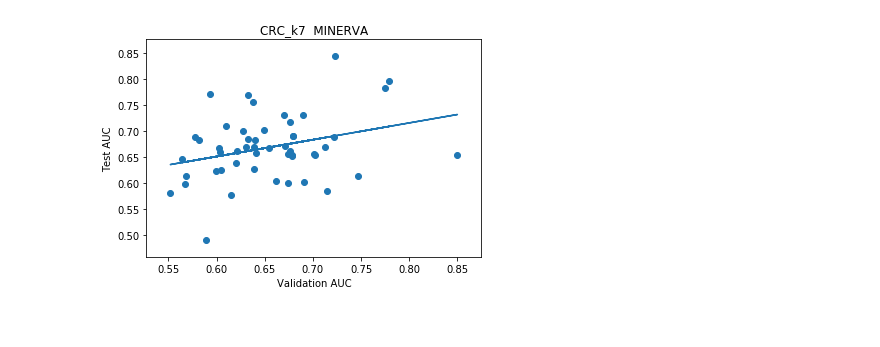
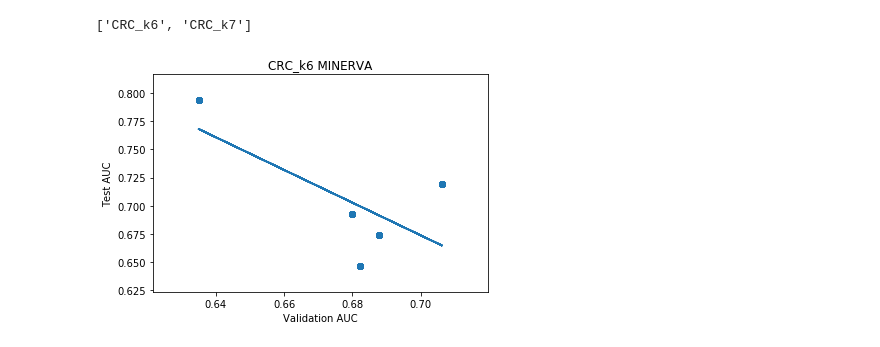
Before and after one commit to LeahBriscoe/microbatch_vc, a Jupyter notebook: Classifier/PlotGrid.ipynb, the cells around one changed output. Drawn from its saved outputs; the diff is of its cells as text; code cells hidden in the pictures.

Commit message:
everything seems to work and in parallel grid search

```diff
--- a/Classifier/PlotGrid.ipynb
+++ b/Classifier/PlotGrid.ipynb
@@ -20,3 +16,18 @@ args = ['./run_MINERVA_test_train_grid.sh','/Users/leahbriscoe/Documents/MicroBa
+# %%
+args = sys.argv
+# args = ['./run_MINERVA_test_train_grid.sh','/Users/leahbriscoe/Documents/MicroBatch/microbatch_vc', 'CRC_k6&CRC_k7', 'kmer', 'BatchCorrected', 'bin_crc_normal', 1, 0,
+#         15, 'minervaclrscale',"MINERVA_grid_trans_clr_scale"]
+# args = ['./run_MINERVA_test_train_grid.sh','/Users/leahbriscoe/Documents/MicroBatch/microbatch_vc', 'CRC_k6&CRC_k7', 'kmer', 'BatchCorrected', 'bin_crc_normal', 1, 0,
+#         10, 'raw',"raw_grid_trans_none"]
+# args = ['./run_MINERVA_test_train_grid.sh','/Users/leahbriscoe/Documents/MicroBatch/microbatch_vc', 'CRC_k6&CRC_k7', 'kmer', 'BatchCorrected', 'bin_crc_normal', 1, 0,
+#          10, 'combat',"ComBat_grid_trans_none"]
+args = ['./run_MINERVA_test_train_grid.sh','/Users/leahbriscoe/Documents/MicroBatch/microbatch_vc', 'CRC_k6&CRC_k7', 'kmer', 'BatchCorrected', 'bin_crc_normal', 1, 0,
+         10, 'limma',"limma_grid_trans_none"]
+
+# args = ['./run_MINERVA_test_train_grid.sh','/Users/leahbriscoe/Documents/MicroBatch/microbatch_vc', 'CRC_k6&CRC_k7', 'kmer', 'BatchCorrected', 'bin_crc_normal', 1, 0,
+#          10, 'combat',"bmc_grid_trans_none"]
+
+PC = False
 # %%
 
 print(args)
@@ -53,17 +65,19 @@ dict_keys(['dataset0'])
 import matplotlib.pyplot as plt
 
 # check MINERVA PCs
-notPC = False
+
+
 train_auc = []
 test_auc = []
+dataset_num = 1
 for i in range(10):
 
-    if notPC:
-        train_auc.extend(all_datasets_dict['dataset0']['train_auc_trained'])
-        test_auc.extend(all_datasets_dict['dataset0']['test_auc_trained'])
+    if not PC:
+        train_auc.extend(all_datasets_dict['dataset' + str(dataset_num)]['train_auc_trained'])
+        test_auc.extend(all_datasets_dict['dataset' + str(dataset_num)]['test_auc_trained'])
     else:
-        train_auc.extend(all_datasets_dict['dataset0']["PC" + str(i)]['train_auc_trained'])
-        test_auc.extend(all_datasets_dict['dataset0']["PC" + str(i)]['test_auc_trained'])
+        train_auc.extend(all_datasets_dict['dataset' + str(dataset_num)]["PC" + str(i)]['train_auc_trained'])
+        test_auc.extend(all_datasets_dict['dataset' + str(dataset_num)]["PC" + str(i)]['test_auc_trained'])
 
 x = np.array(train_auc)
 y = np.array(test_auc)
@@ -75,6 +89,6 @@ plt.plot(x, m*x + b)
 
 plt.xlabel("Train AUC")
 plt.ylabel("Test AUC")
-plt.title("CRC_k7  MINERVA")
+plt.title(study_names[dataset_num] + " MINERVA")
 plt.show()
 # %% [output]
@@ -82,31 +96,35 @@ plt.show()
+# %%
+study_names
+# %% [output]
+['CRC_k6', 'CRC_k7']
 # %%
 # check MINERVA PCs
+dataset_num = 0
 
-notPC = False
 train_auc = []
 test_auc = []
 for i in range(10):
-    if notPC:
-        train_auc.extend(all_datasets_dict['dataset0']['val_auc_trained'])
-        test_auc.extend(all_datasets_dict['dataset0']['test_auc_trained'])
+    if not PC:
+        train_auc.extend(all_datasets_dict['dataset' + str(dataset_num)]['val_auc_trained'])
+        test_auc.extend(all_datasets_dict['dataset' + str(dataset_num)]['test_auc_trained'])
     else:
-        train_auc.extend(all_datasets_dict['dataset0']["PC" + str(i)]['val_auc_trained'])
-        test_auc.extend(all_datasets_dict['dataset0']["PC" + str(i)]['test_auc_trained'])
+        train_auc.extend(all_datasets_dict['dataset' + str(dataset_num)]["PC" + str(i)]['val_auc_trained'])
+        test_auc.extend(all_datasets_dict['dataset' + str(dataset_num)]["PC" + str(i)]['test_auc_trained'])
 
 x = np.array(train_auc)
 y = np.array(test_auc)
 plt.scatter( x,  y)
 
 m, b = np.polyfit(x, y, 1)
 
 plt.plot(x, m*x + b)
 
 plt.xlabel("Validation AUC")
 plt.ylabel("Test AUC")
-plt.title("CRC_k7  MINERVA")
+plt.title(study_names[dataset_num] +" MINERVA")
 plt.show()
 # %% [output]
-[figure, old version]
+[figure, new version]
 # %%
 #check overall correlation or trend
 
```
Also changed, not shown: parts of 11 cells of this notebook, 9 other files.
